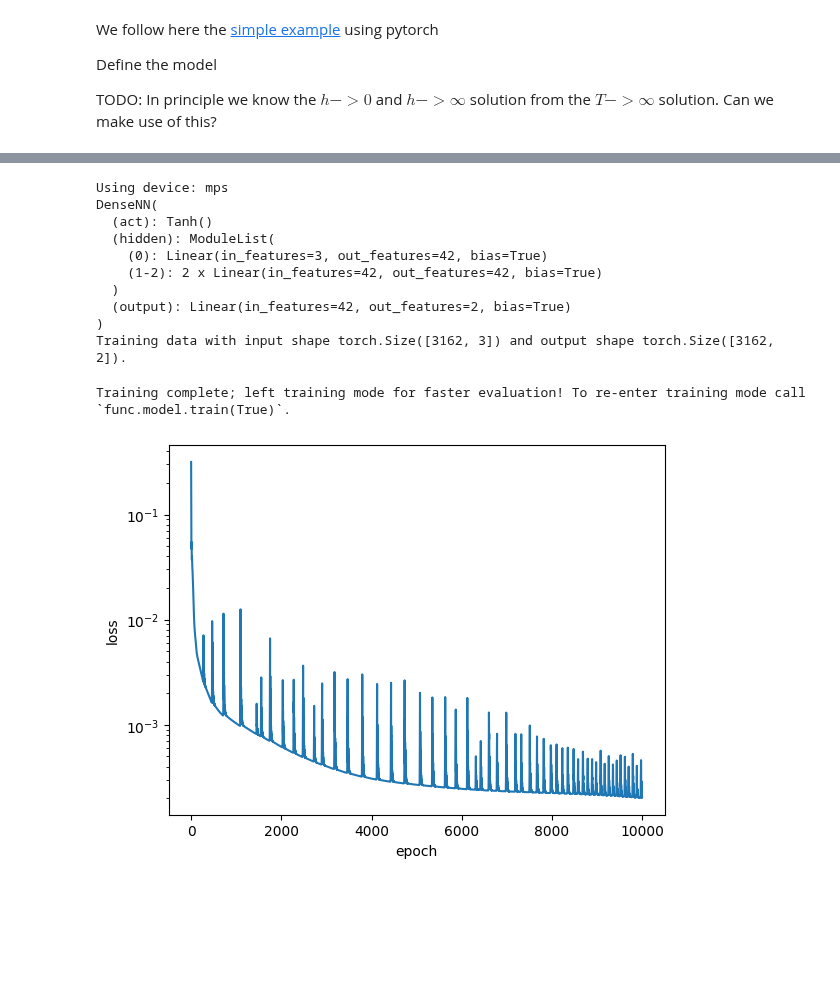
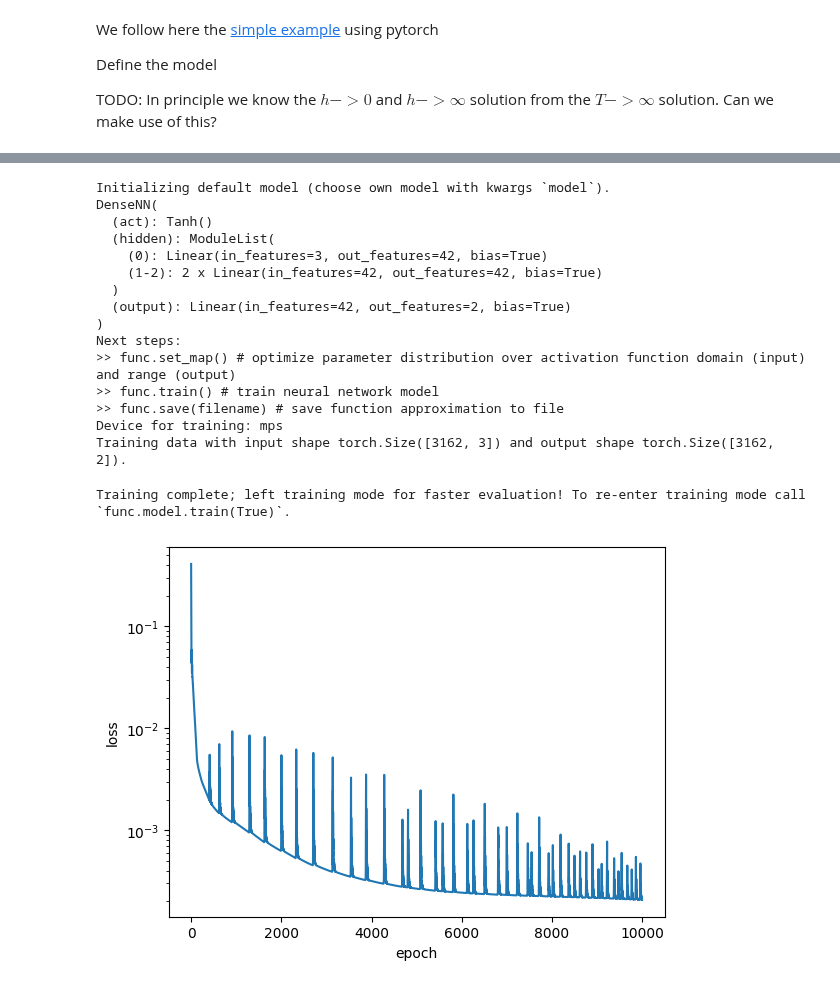
Before and after one commit to sahelazizpour/Finite-Observation-Dynamic-Range, a Jupyter notebook: 0_update/3_train_neural_network.ipynb, the cells around one changed output, grey strips where cells are left out. Drawn from its saved outputs; the diff is of its cells as text; code cells hidden in the pictures; blank space fills up the shorter version.

```diff
--- a/0_update/3_train_neural_network.ipynb
+++ b/0_update/3_train_neural_network.ipynb
@@ -48,6 +48,14 @@ torch.device('cuda' if torch.cuda.is_available() else 'mps' if  torch.backends.m
 device(type='mps')
 # %% [markdown]
 # Load dataframe from database
+# %%
+# specify system parameters
+params = {
+    'N': 10000, # number of nodes
+    'K': 100, # number of connections per node
+    'mu': 0.2, # fraction of nodes that receive input
+    'seed': 1001 # random seed
+}
 # %%
 con = sqlite3.connect('./simulations.db')
 simulations= pd.read_sql_query("SELECT * from simulations", con)
@@ -56,6 +79,8 @@ con.close()
 # %%
-# analyse per seed
-seed = 1001
-simulations = simulations[simulations['seed'] == seed]
+# select simulations with the specified parameters
+simulations = simulations[(simulations['N'] == params['N']) & (simulations['K'] == params['K']) & (simulations['mu'] == params['mu']) & (simulations['seed'] == params['seed'])]
+# drop constant columns
+simulations = simulations.drop(columns=['seed', 'N', 'K', 'mu'])
 # simulation_id is the unique identifier for each simulation and identifyer in beta_approximations
 beta_approximations = beta_approximations[beta_approximations['simulation_id'].isin(simulations['simulation_id'])]
+print(simulations)
@@ -251,33 +171,41 @@ NeuralNetwork(
 # %%
 # initialize function approximation
-func = FunctionApproximation(input_names=['lambda', 'window', 'h'], output_names=['a', 'b'], verbose=True)
+func = FunctionApproximation(verbose=True, input=['lambda', 'window', 'h'], output=['a', 'b'], params=params)
 # specify a map from input to NN (inverse not needed)
-func.change_map('lambda', lambda x: np.log10(1-x))
-func.change_map('window', lambda x: np.log10(x))
-func.change_map('h',      lambda x: np.log10(x))
-# specify a map from NN to output and its inverse (for training!)
-func.change_map('a', lambda y: np.log10(y), lambda Y: 10**Y)
-func.change_map('b', lambda y: np.log10(y), lambda Y: 10**Y)
+func.set_map_to_NN('lambda', lambda x: np.log10(1-x))
+func.set_map_to_NN('window', lambda x: np.log10(x))
+func.set_map_to_NN('h',      lambda x: np.log10(x))
+# specify a map from output to NN (for training)
+func.set_map_to_NN('a', lambda y: np.log10(y))
+func.set_map_to_NN('b', lambda y: np.log10(y))
+# specify a map from NN to output (for application)
+func.set_map_from_NN('a', lambda Y: 10**Y)
+func.set_map_from_NN('b', lambda Y: 10**Y)
 ## training (takes care of scaling and shuffling)
 loss = func.train(df, epochs=10000)
 plt.plot(loss)
 plt.xlabel('epoch')
 plt.ylabel('loss')
 plt.yscale('log')
 plt.show()
 ## application
 #func([0.9,1,1e-3]) # should return a,b
 # %% [output]
-Using device: mps
+Initializing default model (choose own model with kwargs `model`).
 DenseNN(
   (act): Tanh()
   (hidden): ModuleList(
     (0): Linear(in_features=3, out_features=42, bias=True)
     (1-2): 2 x Linear(in_features=42, out_features=42, bias=True)
   )
   (output): Linear(in_features=42, out_features=2, bias=True)
 )
+Next steps:
+>> func.set_map() # optimize parameter distribution over activation function domain (input) and range (output)
+>> func.train() # train neural network model
+>> func.save(filename) # save function approximation to file
+Device for training: mps
 Training data with input shape torch.Size([3162, 3]) and output shape torch.Size([3162, 2]).
 Training complete; left training mode for faster evaluation! To re-enter training mode call `func.model.train(True)`.
-[figure, old version]
+[figure, new version]
 # %%
```
Also changed, not shown: parts of 19 cells of this notebook, 1 other file.
